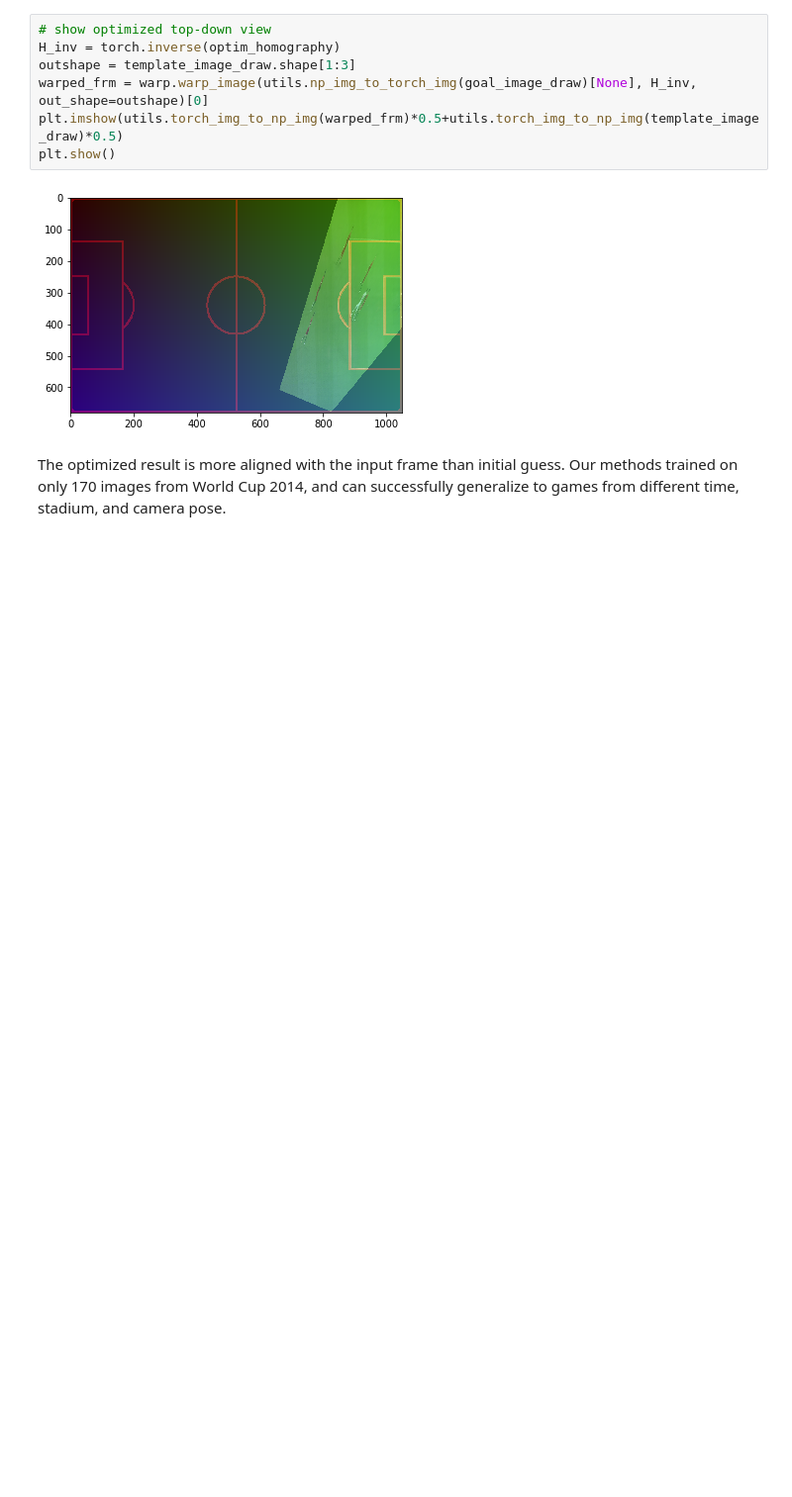
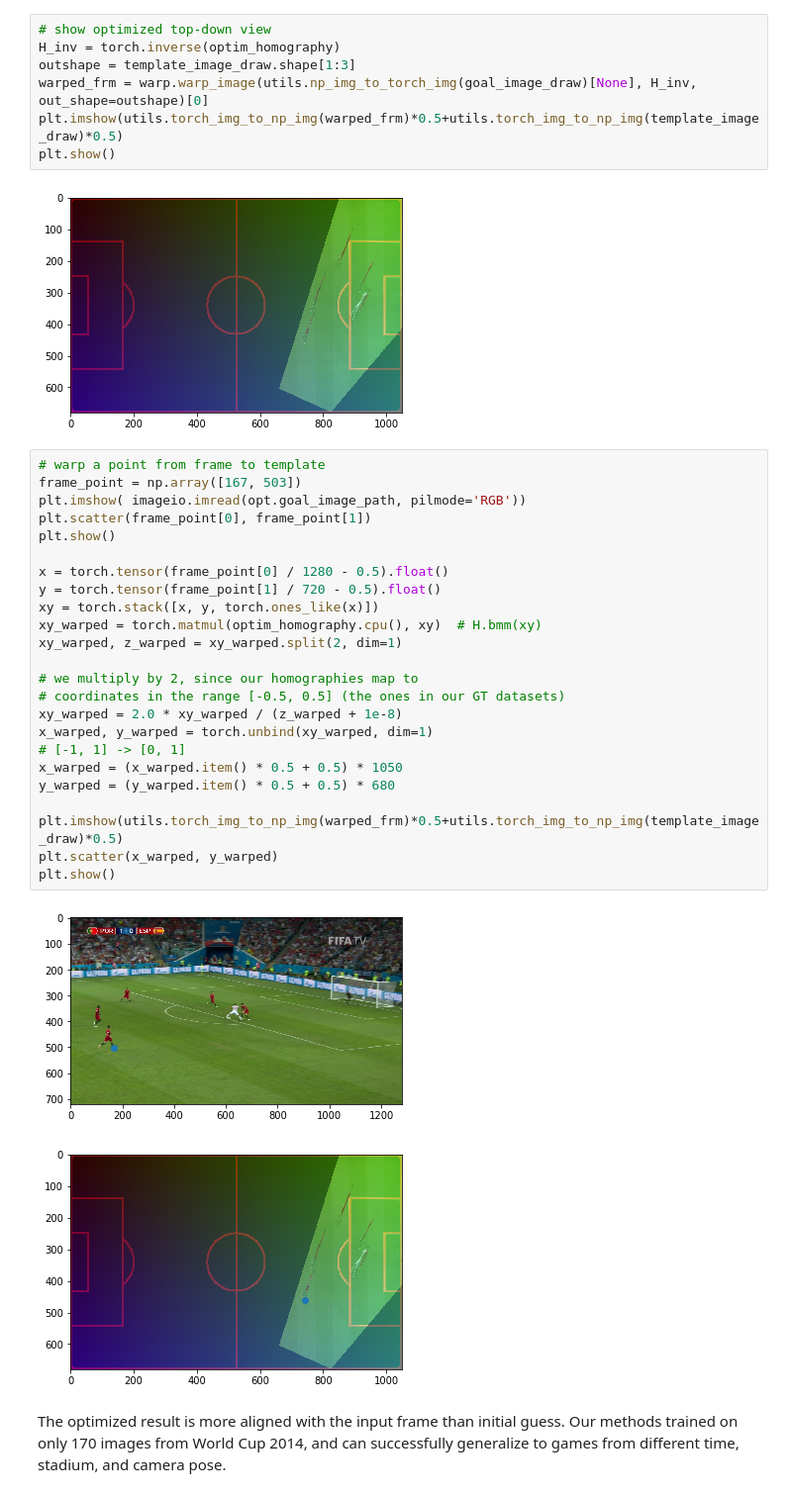
Before and after one commit to vcg-uvic/sportsfield_release, a Jupyter notebook: sports_field_registration.ipynb, the cells around one changed output. Shown at 99% size. Cells and saved outputs as stored; diff of their text form; blank space fills up the shorter version.

Commit message:
add warping point example

```diff
--- a/sports_field_registration.ipynb
+++ b/sports_field_registration.ipynb
@@ -181,6 +181,33 @@ plt.imshow(utils.torch_img_to_np_img(warped_frm)*0.5+utils.torch_img_to_np_img(t
 plt.show()
 # %% [output]
 [figure]
+# %%
+# warp a point from frame to template
+frame_point = np.array([167, 503])
+plt.imshow( imageio.imread(opt.goal_image_path, pilmode='RGB'))
+plt.scatter(frame_point[0], frame_point[1])
+plt.show()
+
+x = torch.tensor(frame_point[0] / 1280 - 0.5).float()
+y = torch.tensor(frame_point[1] / 720 - 0.5).float()
+xy = torch.stack([x, y, torch.ones_like(x)])
+xy_warped = torch.matmul(optim_homography.cpu(), xy)  # H.bmm(xy)
+xy_warped, z_warped = xy_warped.split(2, dim=1)
+
+# we multiply by 2, since our homographies map to
+# coordinates in the range [-0.5, 0.5] (the ones in our GT datasets)
+xy_warped = 2.0 * xy_warped / (z_warped + 1e-8)
+x_warped, y_warped = torch.unbind(xy_warped, dim=1)
+# [-1, 1] -> [0, 1]
+x_warped = (x_warped.item() * 0.5 + 0.5) * 1050
+y_warped = (y_warped.item() * 0.5 + 0.5) * 680
+
+plt.imshow(utils.torch_img_to_np_img(warped_frm)*0.5+utils.torch_img_to_np_img(template_image_draw)*0.5)
+plt.scatter(x_warped, y_warped)
+plt.show()
+# %% [output]
+[figure, added]
+[figure, added]
 # %% [markdown]
 The optimized result is more aligned with the input frame than initial guess. Our methods trained on only 170 images from World Cup 2014, and can successfully generalize to games from different time, stadium, and camera pose.
 # %% [markdown]
```
Also changed, not shown: parts of 3 cells of this notebook.
